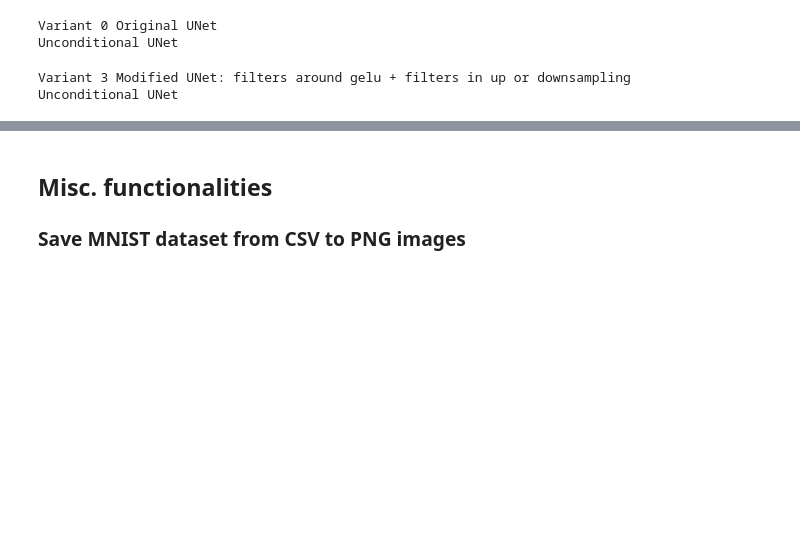
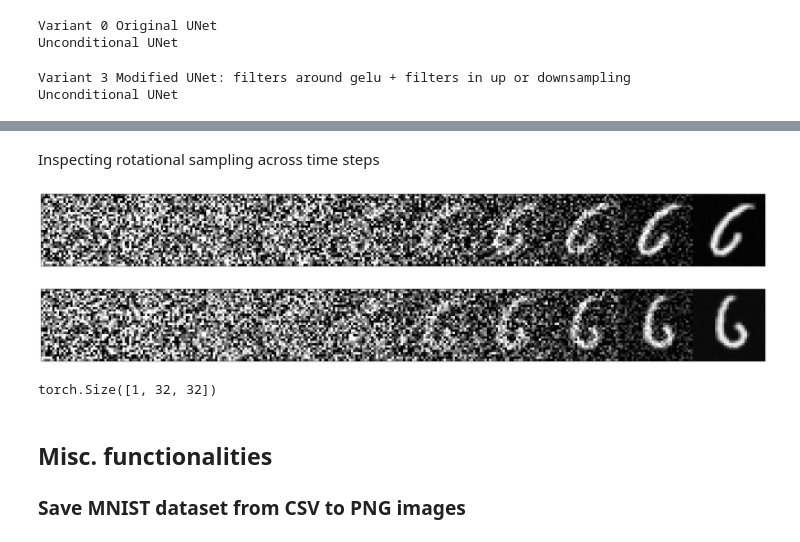
Before and after one commit to MDFahimAnjum/AliasFree-Diffusion-Models-PyTorch, a Jupyter notebook: Results.ipynb, the cells around one changed output, grey strips where cells are left out. Cells and saved outputs as stored; diff of their text form; code cells hidden in the pictures; blank space fills up the shorter version.

```diff
--- a/Results.ipynb
+++ b/Results.ipynb
@@ -186,6 +210,16 @@ make_video(images_test,test_filename,fps=fps)
 # %%
 save_gif(ref_filename,fps,'128')
 save_gif(test_filename,fps,'128')
+# %% [markdown]
+Inspecting rotational sampling across time steps
+# %%
+plot_images(results_ref[4][2::4])
+plot_images(results_test[7][2::4])
+results_ref[0][0].shape
+# %% [output]
+[figure, added]
+[figure, added]
+torch.Size([1, 32, 32])
 # %% [markdown]
 ## Misc. functionalities
 
```
Also changed, not shown: parts of 12 cells of this notebook, 7 other files.
